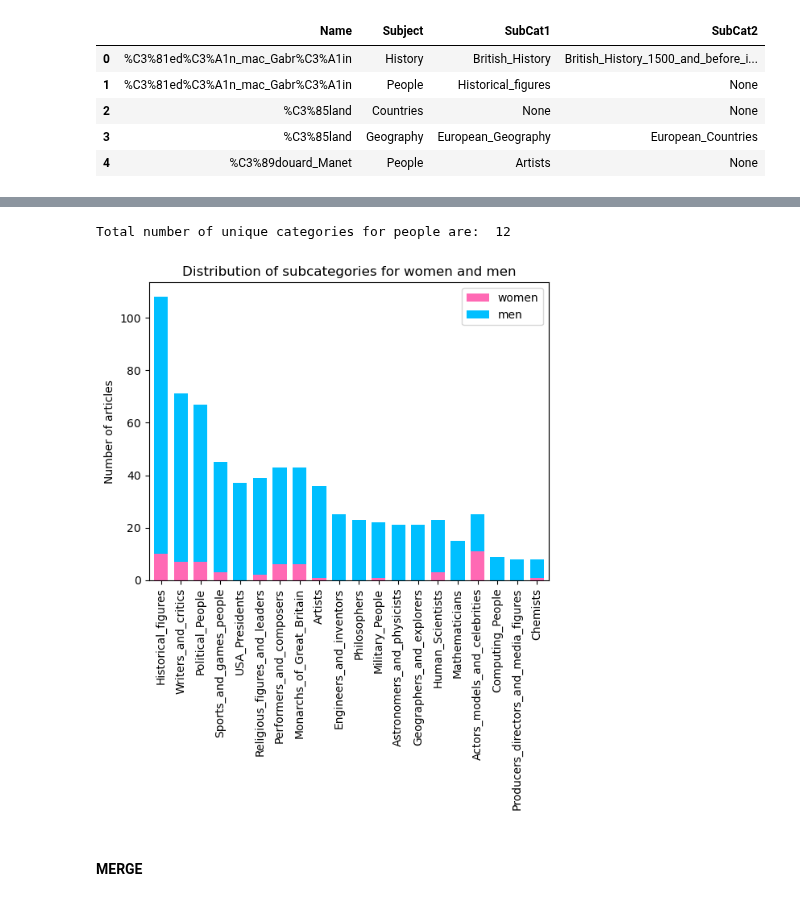
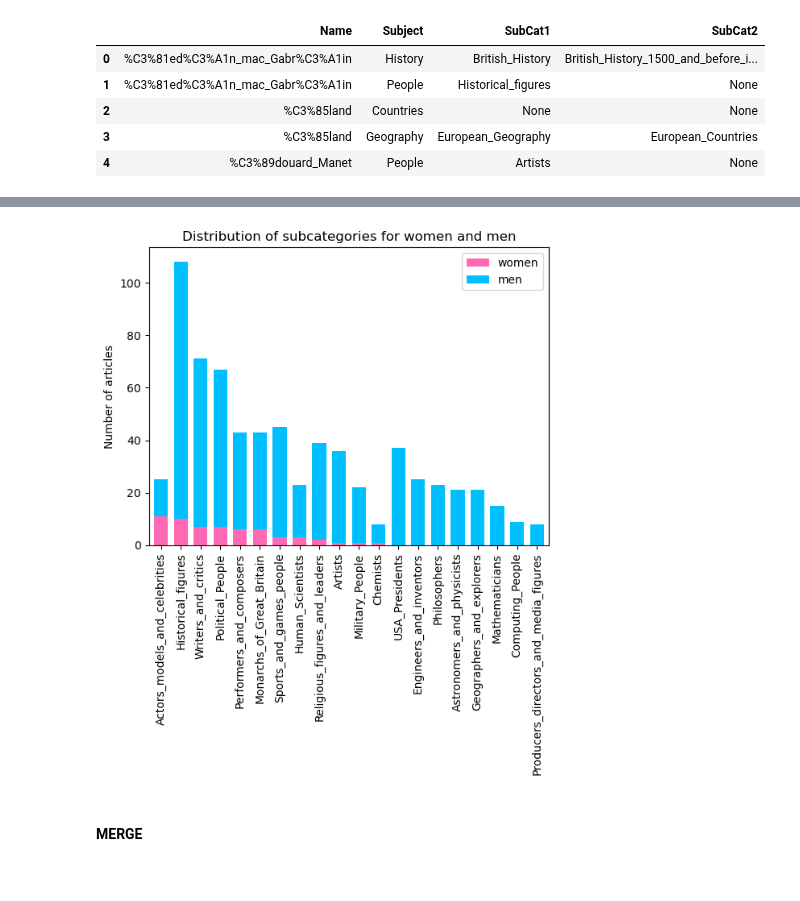
Before and after one commit to epfl-ada/ada-2022-project-metadata, a Jupyter notebook: project.ipynb, the cells around one changed output, grey strips where cells are left out. Saved outputs shown, nothing was run; the diff lists cells and outputs as text; code cells hidden in the pictures.

```diff
--- a/project.ipynb
+++ b/project.ipynb
@@ -43,6 +39,5 @@ paths_finished = pd.read_csv(PATHS_FINISHED, sep='\t', names=["hashedIpAddress",
                                                               "durationInSec", "path", "rating"], skiprows = 15)
 paths_unfinished = pd.read_csv(PATHS_UNFINISHED, sep='\t', names=["hashedIpAddress", "timestamp",
                                                                   "durationInSec", "path", "target", "type"], skiprows = 17)
-
-female = pd.read_csv(FEMALES, sep=',', names=["women", "women_label"], skiprows = 1)
+female = pd.read_csv(FEMALES, sep=',', names=["name", "women_label"], skiprows = 1)
 # %% [markdown]
@@ -158,0 +154,14 @@ Taka kóðann frá Maresu - búa til eitt dataset sem inniheldur bara þær uppl
+# %%
+# finding the articles that are within the People category
+categories["category_people"] = categories["category"].apply(lambda x: x.startswith('subject.People.'))
+
+# constructing a new dataframe called people, only with articles from the people category
+people = categories[categories["category_people"] == True]
+
+# splitting the categories into main- and subcategories
+people = pd.concat([people, people['category'].str.split(".", expand=True)], axis=1)
+people = people.drop(columns=["category_people", "category", 0, 1])
+people = people.rename(columns={"article": "name", 2:"category",})
+
+# drop duplicates
+people = people.drop_duplicates(subset=['name'])
@@ -158,0 +180,13 @@ Taka kóðann frá Maresu - búa til eitt dataset sem inniheldur bara þær uppl
+# %%
+# identify women and men in the dataframe
+people["gender"] =  people['name'].isin(female["name"])
+people["gender"] = people["gender"].apply(lambda x: "female" if x else "male")
+
+# counting in- and out-links
+count_links_src = links.link_source.value_counts()
+count_links_target = links.link_target.value_counts()
+
+# drop all people that have no in_link - impossible to reach the article
+people = people.merge(count_links_src, how = "left", left_on = "name", right_index = True)
+people = people.merge(count_links_target, how = "inner", left_on = "name", right_index=True)
+people = people.rename(columns = {"link_source": "nr_link_out", "link_target": "nr_link_in"})
@@ -160,7 +247,3 @@ Taka kóðann frá Maresu - búa til eitt dataset sem inniheldur bara þær uppl
 ### **Initial visulizations**
 # %% [markdown]
 We begin with constructing a new dataframe `people` that contains all articles in the category of People (refers to "subject.People") and their corresponding subcategory.
-# %%
-people = categories.loc[list(map(lambda x: x.startswith('subject.People.'), categories['category']))]
-people = people[["article","category"]]
-print(f"The number of articles about people of all genders are {len(people)}")
@@ -259,20 +328,18 @@ Total number of unique categories for people are:  20
 womenPeople = people[people['article'].isin(womenName)]
 menPeople = people[people['article'].isin(menName)]
 # %%
-women = womenPeople["category"].str.slice_replace(0, 15, '').value_counts()
-men = menPeople["category"].str.slice_replace(0, 15, '').value_counts()
+women = womenPeople["category"].str.slice_replace(0, 15, '').value_counts().sort_values(ascending=False)
+men = menPeople["category"].str.slice_replace(0, 15, '').value_counts().sort_values(ascending=False)
 index = men.keys()
-print("Total number of unique categories for people are: ", len(women))
-df = pd.DataFrame({'women': women,
-                   'men': men}, index=index)
+
+df = pd.DataFrame({'women': women,'men': men}, index=index).sort_values(by = ["women"], ascending = False)
 ax = df.plot.bar(stacked = True, color = ['hotpink', 'deepskyblue'],
-                         title = "Distribution of subcategories for women and men",
+                 title = "Distribution of subcategories for women and men",
                          ylabel = 'Number of articles', width = 0.7)
 
 plt.show()
 # %% [output]
-Total number of unique categories for people are:  12
-[figure, old version]
+[figure, new version]
 # %% [markdown]
 #### MERGE
 # %% [markdown]
```
Also changed, not shown: parts of 17 cells of this notebook.
